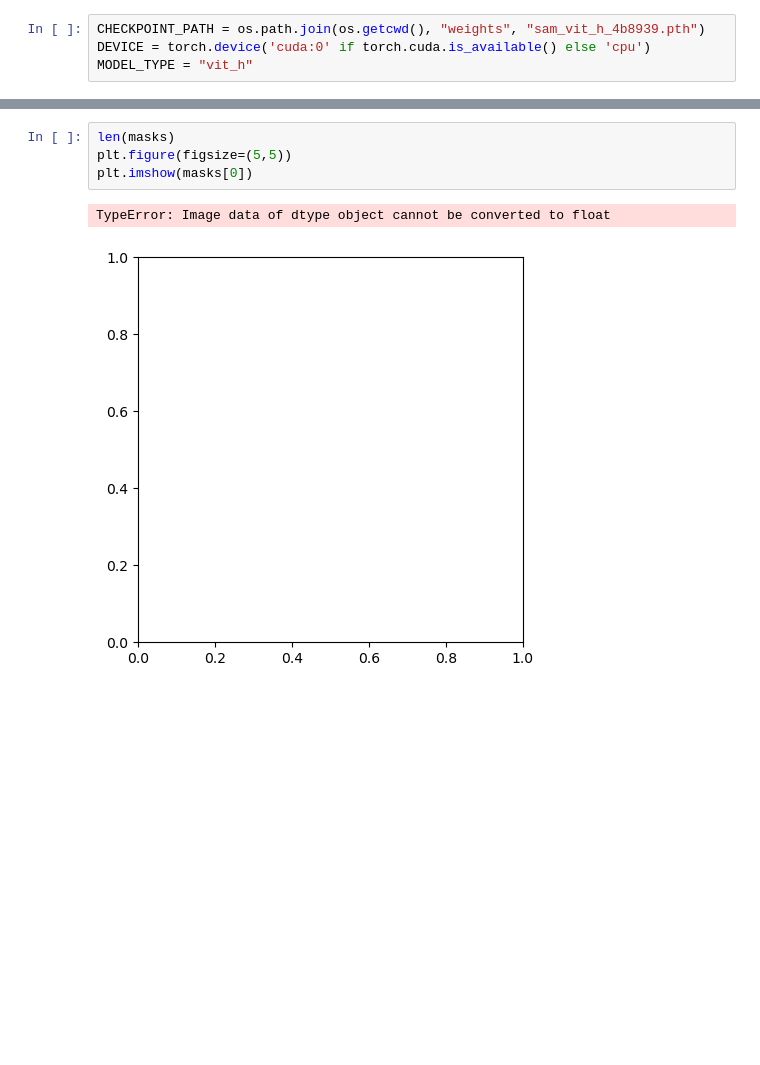
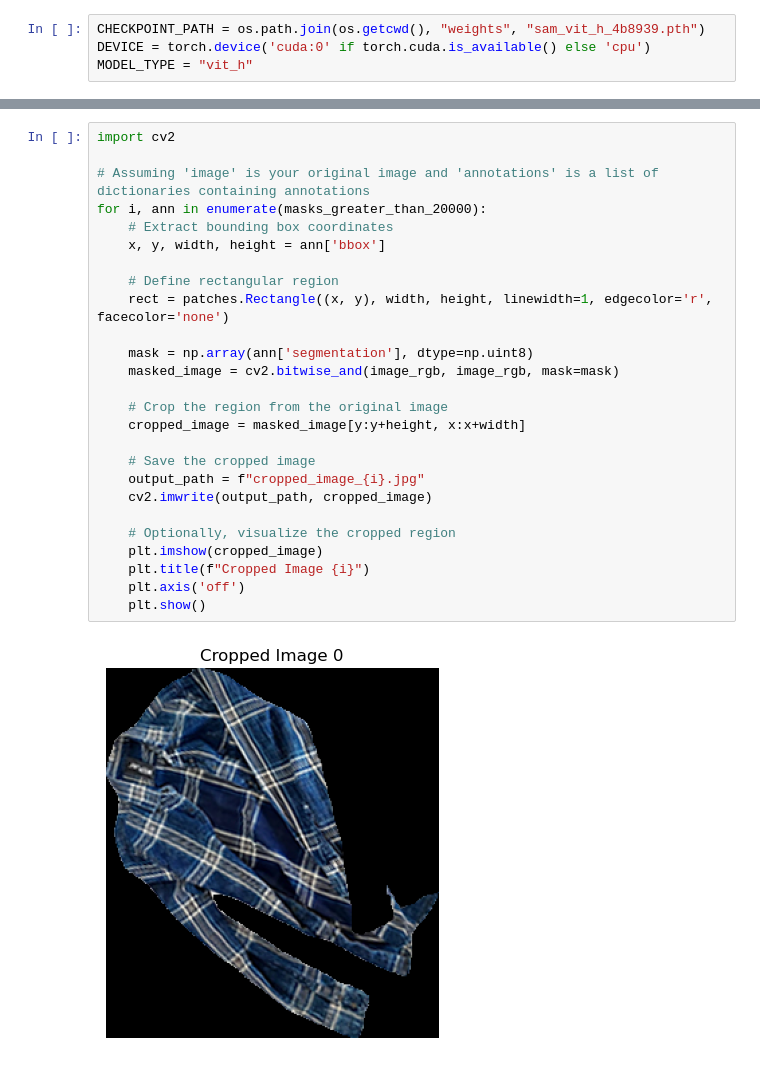
Before and after one commit to kohnmart/master-projekt, a Jupyter notebook: notebooks/pytorch/segmentation/sam_segmentation.ipynb, the cells around one changed output, grey strips where cells are left out. Saved outputs shown, nothing was run; the diff lists cells and outputs as text; blank space fills up the shorter version.

```diff
--- a/notebooks/pytorch/segmentation/sam_segmentation.ipynb
+++ b/notebooks/pytorch/segmentation/sam_segmentation.ipynb
@@ -77,7 +108,28 @@ plt.show()
-# %%
-len(masks)
-plt.figure(figsize=(5,5))
-plt.imshow(masks[0])
-# %% [output]
-TypeError: Image data of dtype object cannot be converted to float
-[figure, removed]
+# %%
+import cv2
+
+# Assuming 'image' is your original image and 'annotations' is a list of dictionaries containing annotations
+for i, ann in enumerate(masks_greater_than_20000):
+    # Extract bounding box coordinates
+    x, y, width, height = ann['bbox']
+
+    # Define rectangular region
+    rect = patches.Rectangle((x, y), width, height, linewidth=1, edgecolor='r', facecolor='none')
+
+    mask = np.array(ann['segmentation'], dtype=np.uint8)
+    masked_image = cv2.bitwise_and(image_rgb, image_rgb, mask=mask)
+
+    # Crop the region from the original image
+    cropped_image = masked_image[y:y+height, x:x+width]
+
+    # Save the cropped image
+    output_path = f"cropped_image_{i}.jpg"
+    cv2.imwrite(output_path, cropped_image)
+
+    # Optionally, visualize the cropped region
+    plt.imshow(cropped_image)
+    plt.title(f"Cropped Image {i}")
+    plt.axis('off')
+    plt.show()
+# %% [output]
+[figure, added]
```
Also changed, not shown: parts of 6 cells of this notebook, 14 other files.
